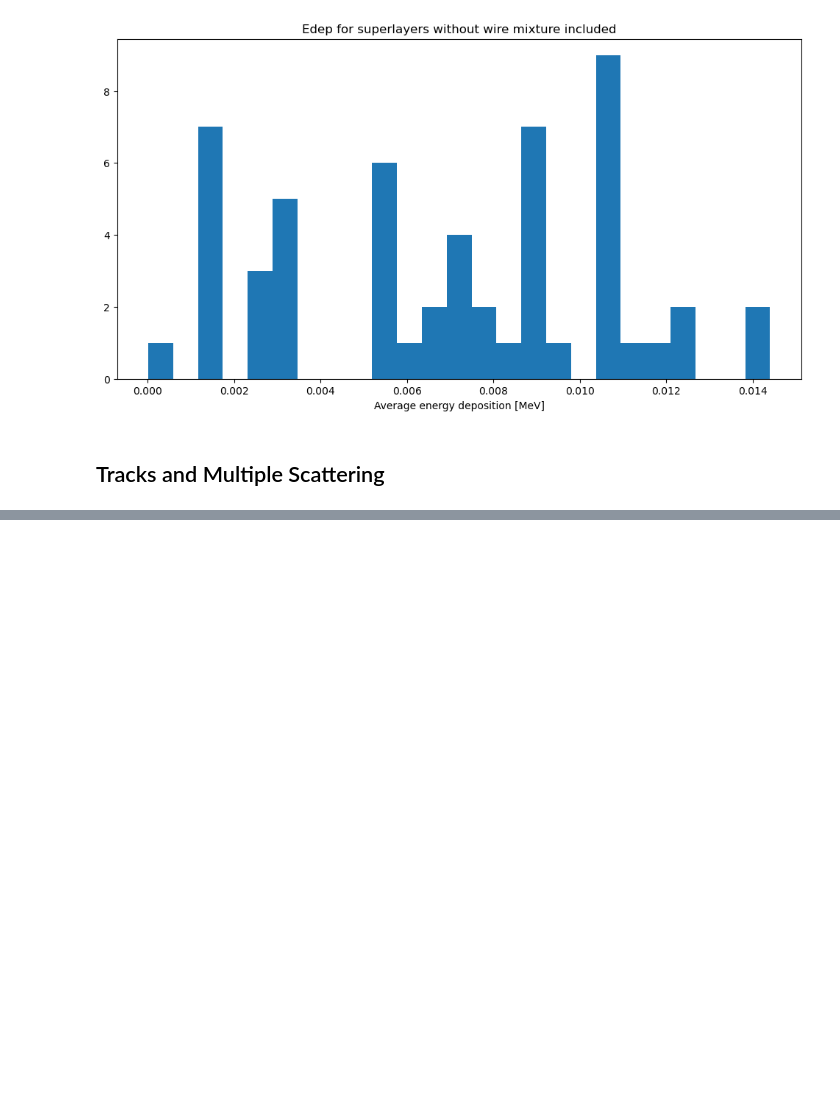
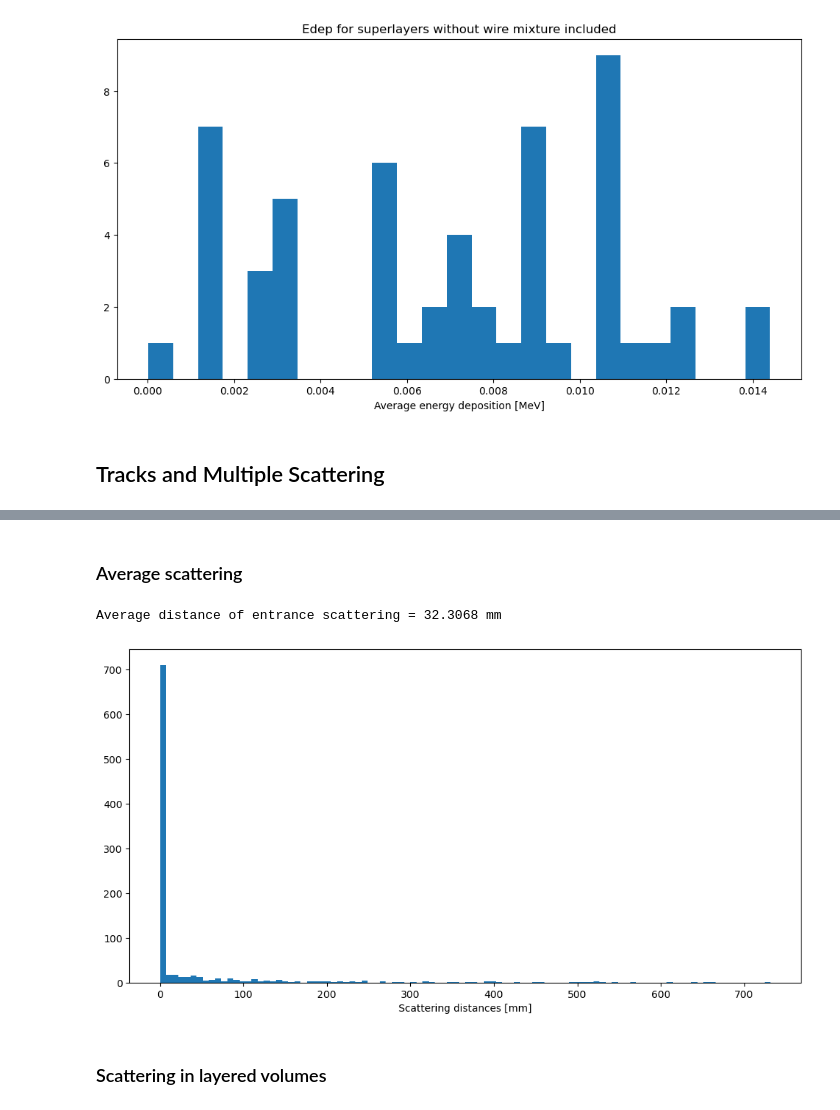
Before and after one commit to JayPRobertson/Belle-II_Drift_Chambers, a Jupyter notebook: Python/geant4_data_analysis.ipynb, the cells around one changed output, grey strips where cells are left out. Drawn from its saved outputs; the diff is of its cells as text; code cells hidden in the pictures; blank space fills up the shorter version.

```diff
--- a/Python/geant4_data_analysis.ipynb
+++ b/Python/geant4_data_analysis.ipynb
@@ -502,3 +537,40 @@ plot_act_and_pred(eepos_df, num_to_plot)
+# %% [markdown]
+### Average scattering
+# %%
+def get_avg_scattering(df):
+    sum_dist = 0
+    count = 0
+
+    distances = []
+
+    for i in range(0, len(df)):
+        curdf = df.loc[i]
+
+        if curdf["actx_ent"] == curdf["actx_exit"] \
+        or curdf["acty_ent"] == curdf["acty_exit"] \
+        or curdf["actz_ent"] == curdf["actz_exit"]: continue
+
+        dist = np.sqrt( (curdf["actx_ent"]-curdf["predx_ent"])**2 +\
+                             (curdf["acty_ent"]-curdf["predy_ent"])**2 +\
+                             (curdf["actz_ent"]-curdf["predz_ent"])**2 )
+        sum_dist += dist
+        distances.append(dist)
+
+        count += 1
+
+    sum_dist /= count
+    print(f'Average distance of entrance scattering = {sum_dist:.4f} mm')
+
+    plt.figure(figsize=(12,6))
+    plt.hist(distances, bins=100)
+    plt.xlabel("Scattering distances [mm]")
+
+get_avg_scattering(eepos_df)
+# %% [output]
+Average distance of entrance scattering = 32.3068 mm
+[figure, added]
+# %% [markdown]
+### Scattering in layered volumes
 # %%
 #plot_act_and_pred(superlayer_eepos_df, num_to_plot)
 # %%
```
Also changed, not shown: parts of 18 cells of this notebook, 12 other files.
